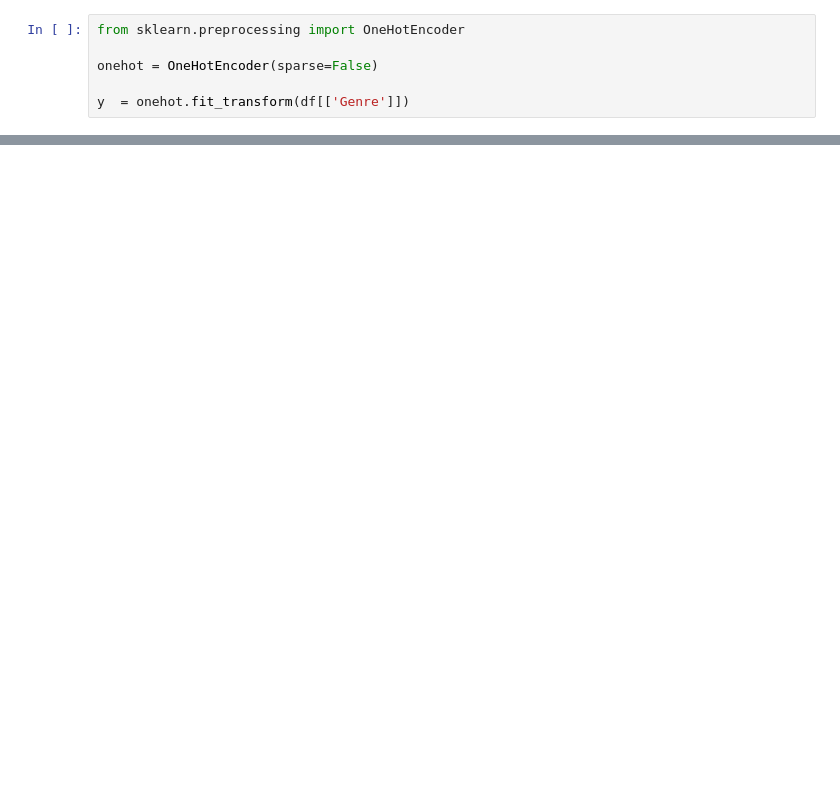
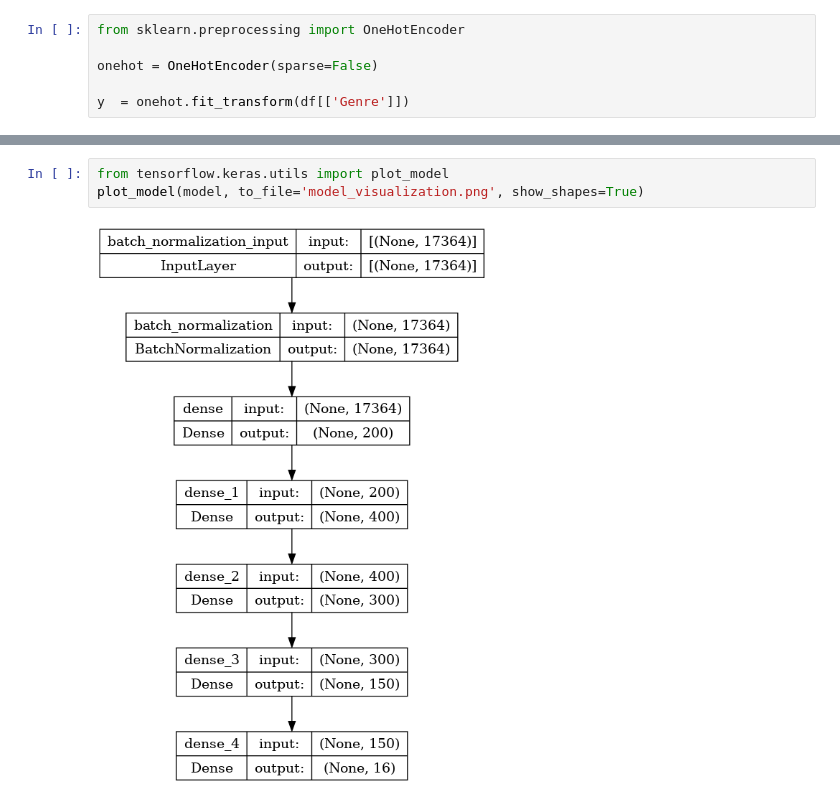
Before and after one commit to TruongSinhAI/Book_Classification, a Jupyter notebook: Training/book-classification.ipynb, the cells around one changed output, grey strips where cells are left out. Cells and saved outputs as stored; diff of their text form; blank space fills up the shorter version.

```diff
--- a/Training/book-classification.ipynb
+++ b/Training/book-classification.ipynb
@@ -108,0 +232,5 @@ joblib.dump(onehot, 'one_hot_encoder_99.joblib')
+# %%
+from tensorflow.keras.utils import plot_model
+plot_model(model, to_file='model_visualization.png', show_shapes=True)
+# %% [output]
+[figure, added]
```
Also changed, not shown: parts of 19 cells of this notebook, 10 other files.
